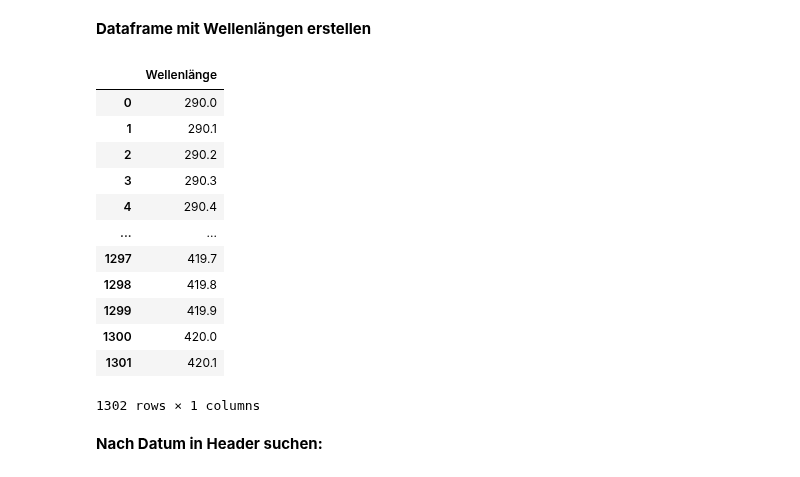
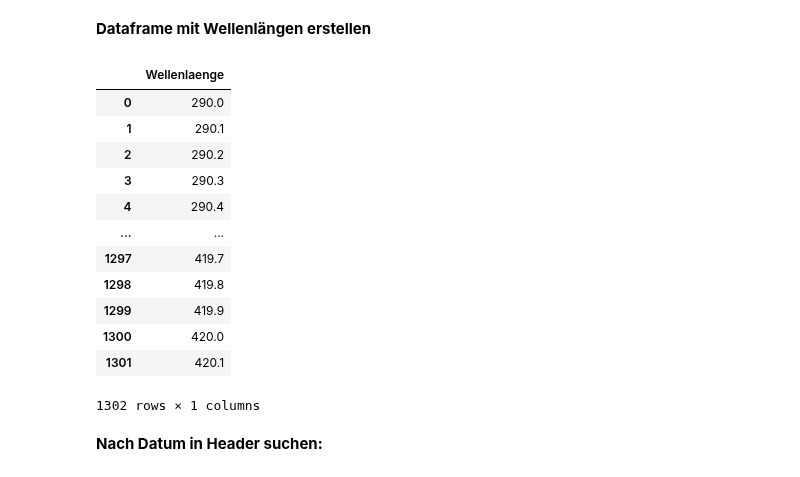
Before and after one commit to rjanow/Masterarbeit, a Jupyter notebook: UV_Measurement.ipynb, the cells around one changed output. Saved outputs shown, nothing was run; the diff lists cells and outputs as text; code cells hidden in the pictures.

```diff
--- a/UV_Measurement.ipynb
+++ b/UV_Measurement.ipynb
@@ -87,31 +87,31 @@ header = extract_header(lines)
 # %% [markdown]
 **Dataframe mit Wellenlängen erstellen**
 # %%
-def create_df_Wellenlänge(start, end, step):
+def create_df_Wellenlaenge(start, end, step):
     # Erstelle eine Liste mit den gewünschten Werten
     numbers_list = [round(num, 3) for num in list(np.arange(start, end + step, step))]
     # Erstelle den Dataframe
-    df = pd.DataFrame({'Wellenlänge': numbers_list})
+    df = pd.DataFrame({'Wellenlaenge': numbers_list})
 
     return df
 # %%
-df_Wellenlänge = create_df_Wellenlänge(290, 420, 0.1)
+df_Wellenlaenge = create_df_Wellenlaenge(290, 420, 0.1)
-# %%
-df_Wellenlänge
-# %% [output]
-|  | Wellenlänge |
-| 0 | 290.0 |
-| 1 | 290.1 |
-| 2 | 290.2 |
-| 3 | 290.3 |
-| 4 | 290.4 |
-| ... | ... |
-| 1297 | 419.7 |
-| 1298 | 419.8 |
-| 1299 | 419.9 |
-| 1300 | 420.0 |
-| 1301 | 420.1 |
-1302 rows × 1 columns
+# %%
+df_Wellenlaenge
+# %% [output]
+|  | Wellenlaenge |
+| 0 | 290.0 |
+| 1 | 290.1 |
+| 2 | 290.2 |
+| 3 | 290.3 |
+| 4 | 290.4 |
+| ... | ... |
+| 1297 | 419.7 |
+| 1298 | 419.8 |
+| 1299 | 419.9 |
+| 1300 | 420.0 |
+| 1301 | 420.1 |
+1302 rows × 1 columns
 # %% [markdown]
 **Nach Datum in Header suchen:**
 # %%
```
Also changed, not shown: parts of 13 cells of this notebook.
